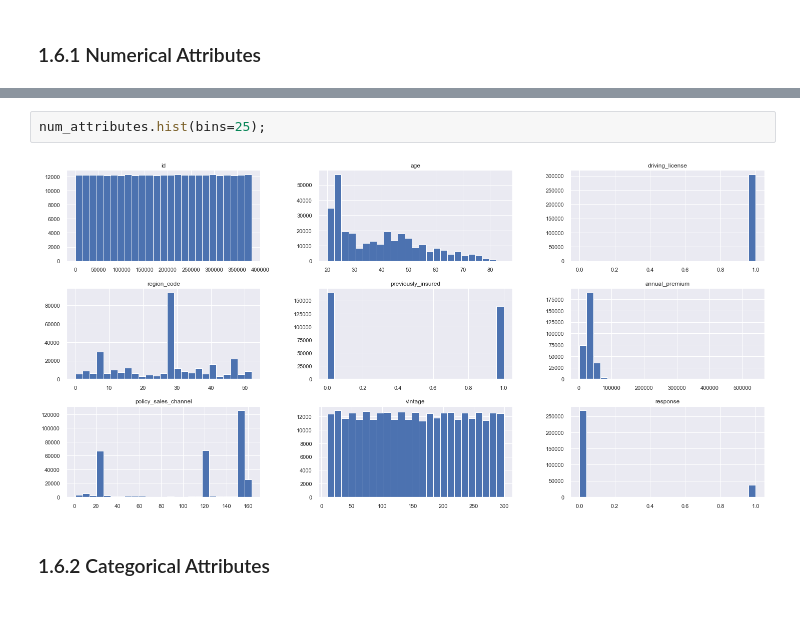
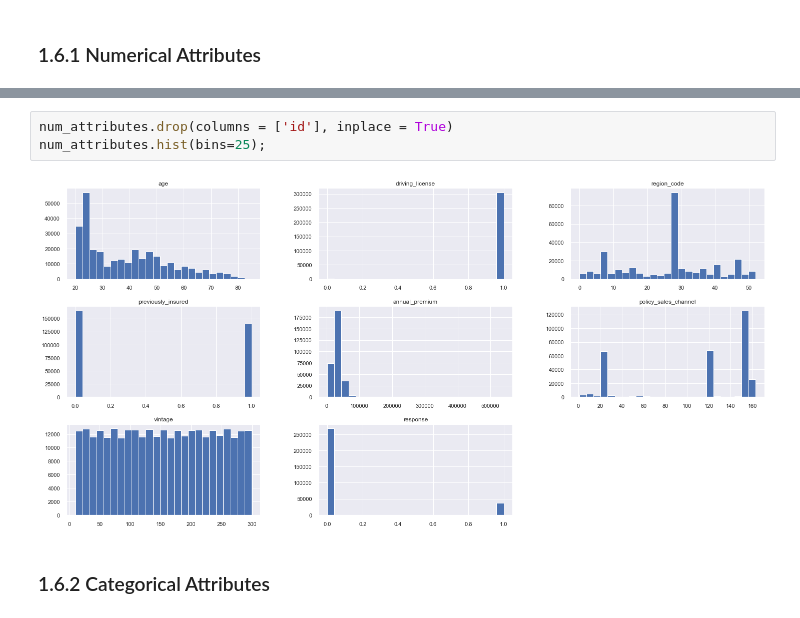
Before and after one commit to lujanrr/lujanrr_health_insurance_cross_sell, a Jupyter notebook: notebooks/Updated_1.0-LRR-health-insurance-cross-sell.ipynb, the cells around one changed output, grey strips where cells are left out. Saved outputs shown, nothing was run; the diff lists cells and outputs as text.

```diff
--- a/notebooks/Updated_1.0-LRR-health-insurance-cross-sell.ipynb
+++ b/notebooks/Updated_1.0-LRR-health-insurance-cross-sell.ipynb
@@ -391,7 +351,8 @@ m
 # %%
+num_attributes.drop(columns = ['id'], inplace = True)
 num_attributes.hist(bins=25);
 # %% [output]
-[figure, old version]
+[figure, new version]
 # %% [markdown]
 ### 1.6.2 Categorical Attributes
 # %%
```
Also changed, not shown: parts of 132 cells of this notebook, 7 other files.
